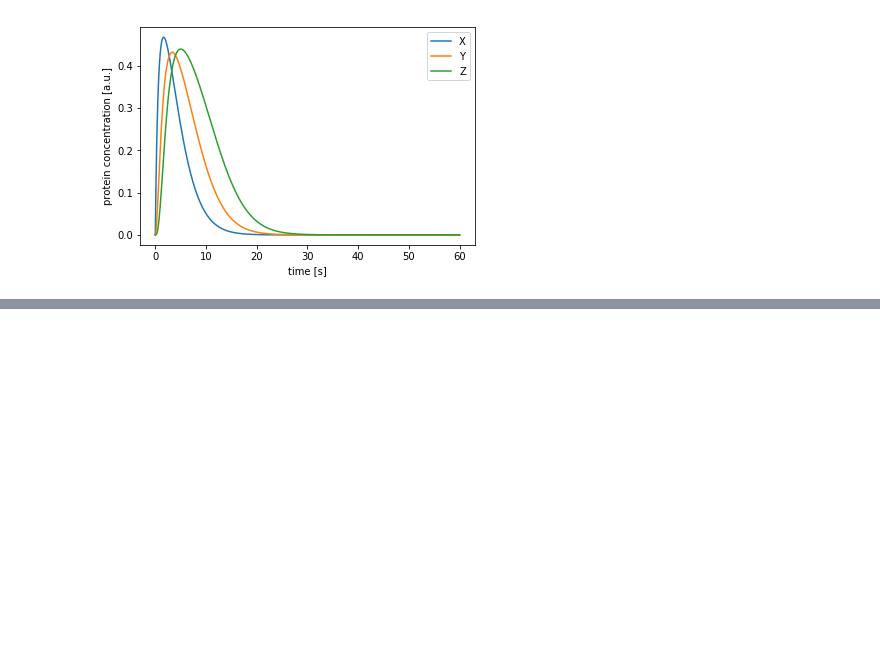
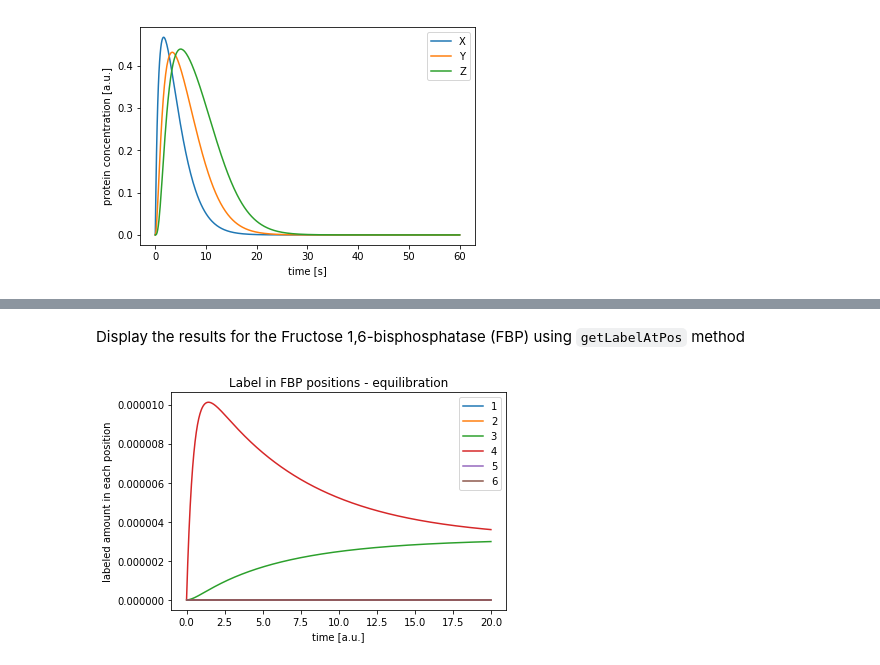
Before and after one commit to QTB-HHU/modelbase, a Jupyter notebook: Tutorial.ipynb, the cells around one changed output, grey strips where cells are left out. Cells and saved outputs as stored; diff of their text form; code cells hidden in the pictures; blank space fills up the shorter version.

```diff
--- a/Tutorial.ipynb
+++ b/Tutorial.ipynb
@@ -438,0 +468,38 @@ on full configurables, see '--help-all'.
+# %%
+# define a simple mass-action rate-law for the forward fructose-bisphosphate aldolase reaction
+def v2f(p,y,z):
+    return rl.massAction(p.kf_Ald,y,z)
+
+m.add_carbonmap_reaction('Aldf',v2f,[0,1,2,3,4,5],['DHAP','GAP'],['FBP'],'DHAP','GAP')
+# %%
+# define a simple mass-action rate-law for the backward fructose-bisphosphate aldolase reaction
+def v2r(p,y):
+    return rl.massAction(p.kf_Ald/p.Keq_Ald,y)
+
+m.add_carbonmap_reaction('Aldr',v2r,[0,1,2,3,4,5],['FBP'],['DHAP','GAP'],'FBP')
+# %%
+# set initial concentrations
+GAP0 = 2.5e-5
+DHAP0 = GAP0 * m.par.Keq_TPI
+FBP0 = GAP0 * DHAP0 * m.par.Keq_Ald
+y0d = {'GAP': GAP0,
+       'DHAP': DHAP0,
+       'FBP': FBP0}
+# %%
+# simulate equilibration of the labels
+y0 = m.set_initconc_cpd_labelpos(y0d,labelpos={'GAP':0})
+s = modelbase.LabelSimulate(m)
+T = np.linspace(0,20,1000)
+s.timeCourse(T,y0);
+# %% [markdown]
+Display the results for the Fructose 1,6-bisphosphatase (FBP) using `getLabelAtPos` method
+# %%
+plt.figure()
+plt.plot(s.getT(),np.vstack([s.getLabelAtPos('FBP',i) for i in range(6)]).transpose())
+plt.legend([str(i+1) for i in range(6)])
+plt.title("Label in FBP positions - equilibration")
+plt.xlabel('time [a.u.]')
+plt.ylabel('labeled amount in each position')
+plt.show()
+# %% [output]
+[figure, added]
```
Also changed, not shown: parts of 38 cells of this notebook.
